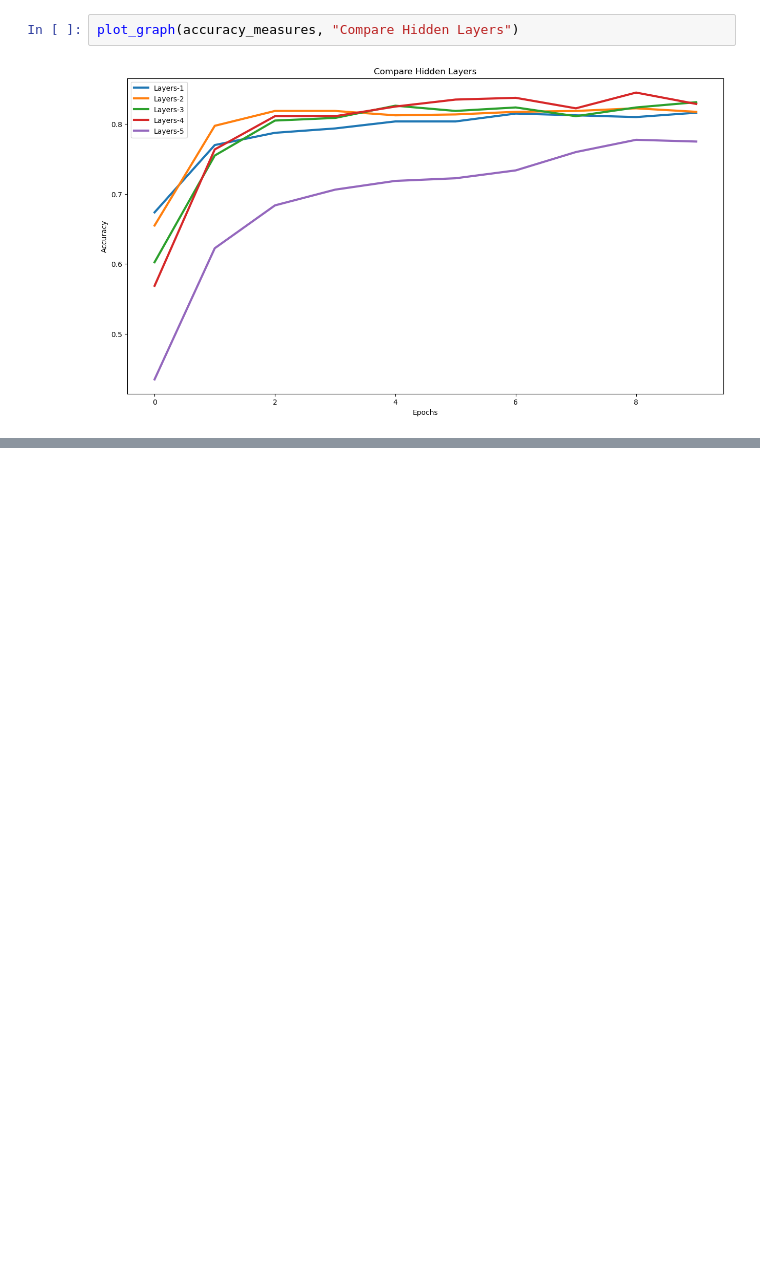
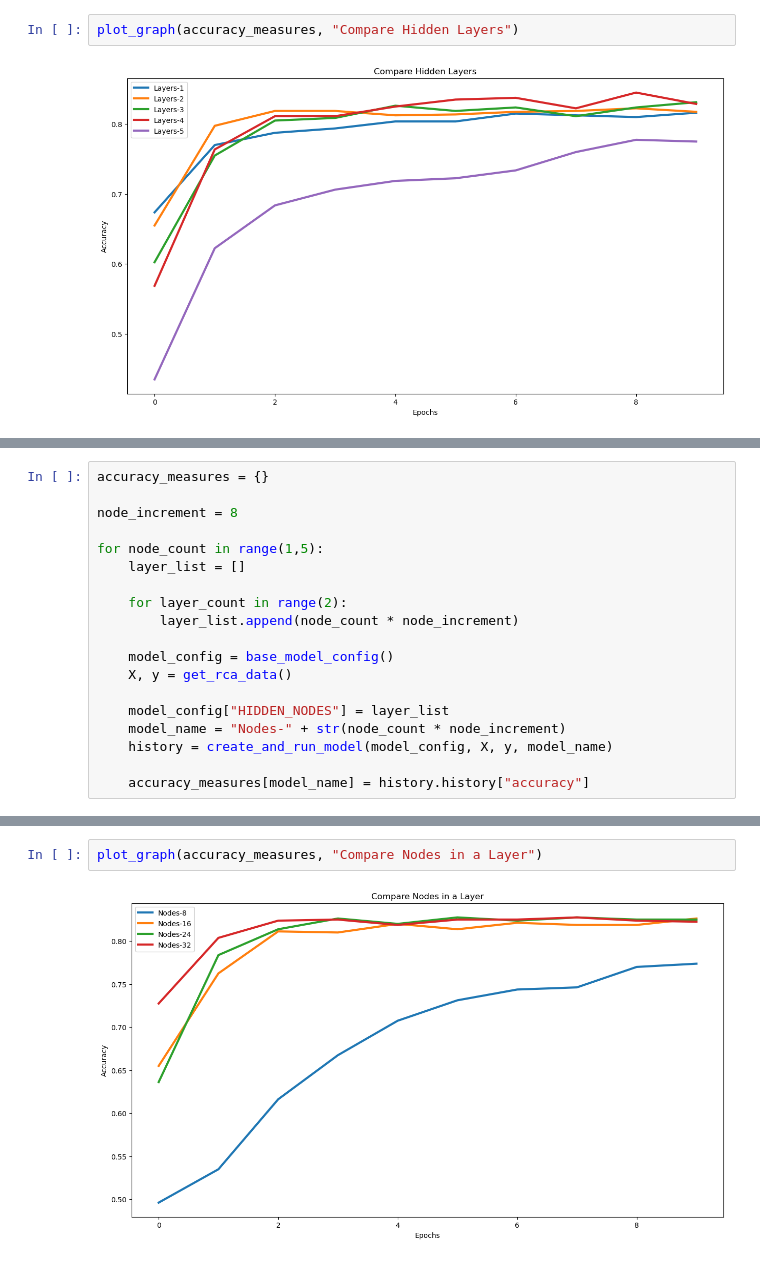
Before and after one commit to alexmacharia/model_tuning, a Jupyter notebook: 05_incident_root_cause.ipynb, the cells around one changed output, grey strips where cells are left out. Drawn from its saved outputs; the diff is of its cells as text; blank space fills up the shorter version.

```diff
--- a/05_incident_root_cause.ipynb
+++ b/05_incident_root_cause.ipynb
@@ -60,0 +63,19 @@ plot_graph(accuracy_measures, "Compare Hidden Layers")
+# %%
+accuracy_measures = {}
+
+node_increment = 8
+
+for node_count in range(1,5):
+    layer_list = []
+
+    for layer_count in range(2):
+        layer_list.append(node_count * node_increment)
+
+    model_config = base_model_config()
+    X, y = get_rca_data()
+
+    model_config["HIDDEN_NODES"] = layer_list
+    model_name = "Nodes-" + str(node_count * node_increment)
+    history = create_and_run_model(model_config, X, y, model_name)
+
+    accuracy_measures[model_name] = history.history["accuracy"]
@@ -60,0 +100,4 @@ plot_graph(accuracy_measures, "Compare Hidden Layers")
+# %%
+plot_graph(accuracy_measures, "Compare Nodes in a Layer")
+# %% [output]
+[figure, added]
```
Also changed, not shown: parts of 3 cells of this notebook.
